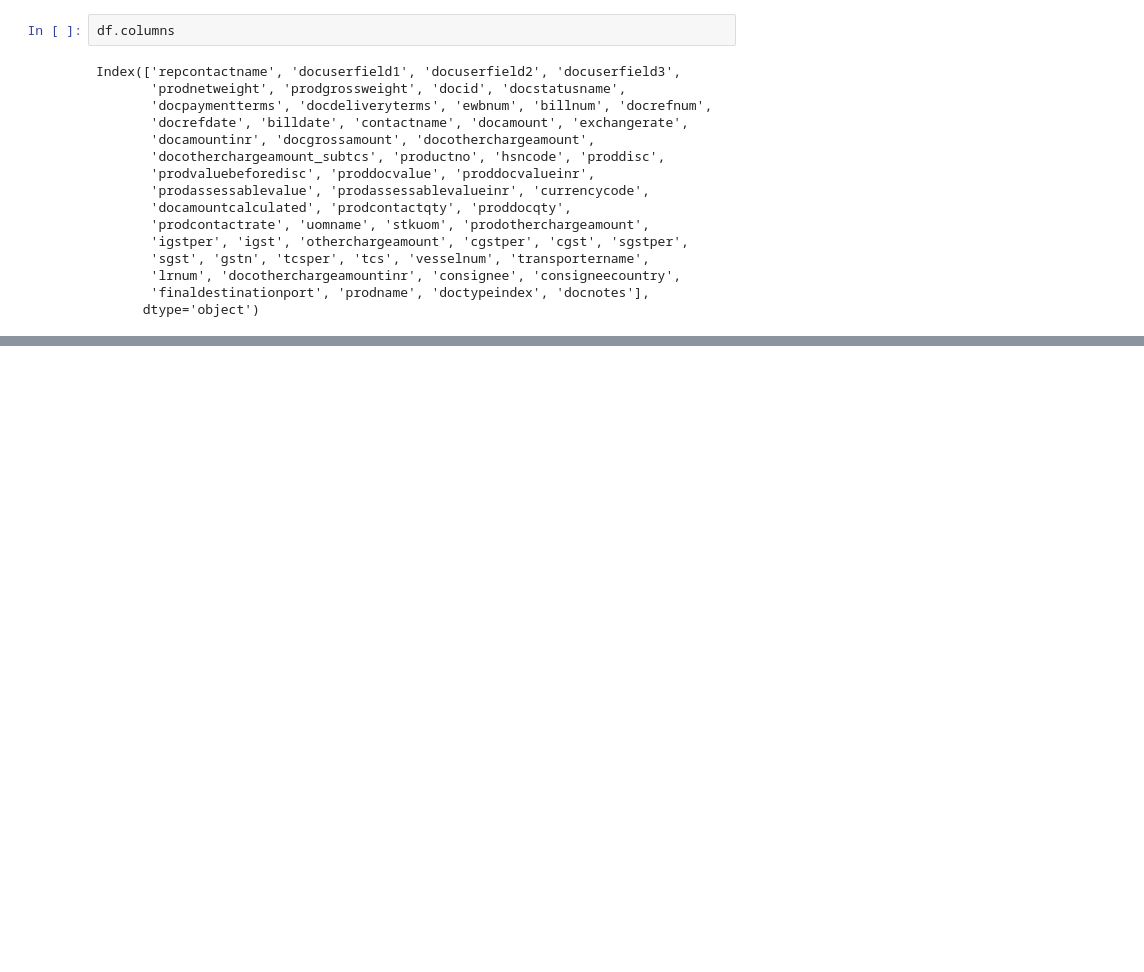
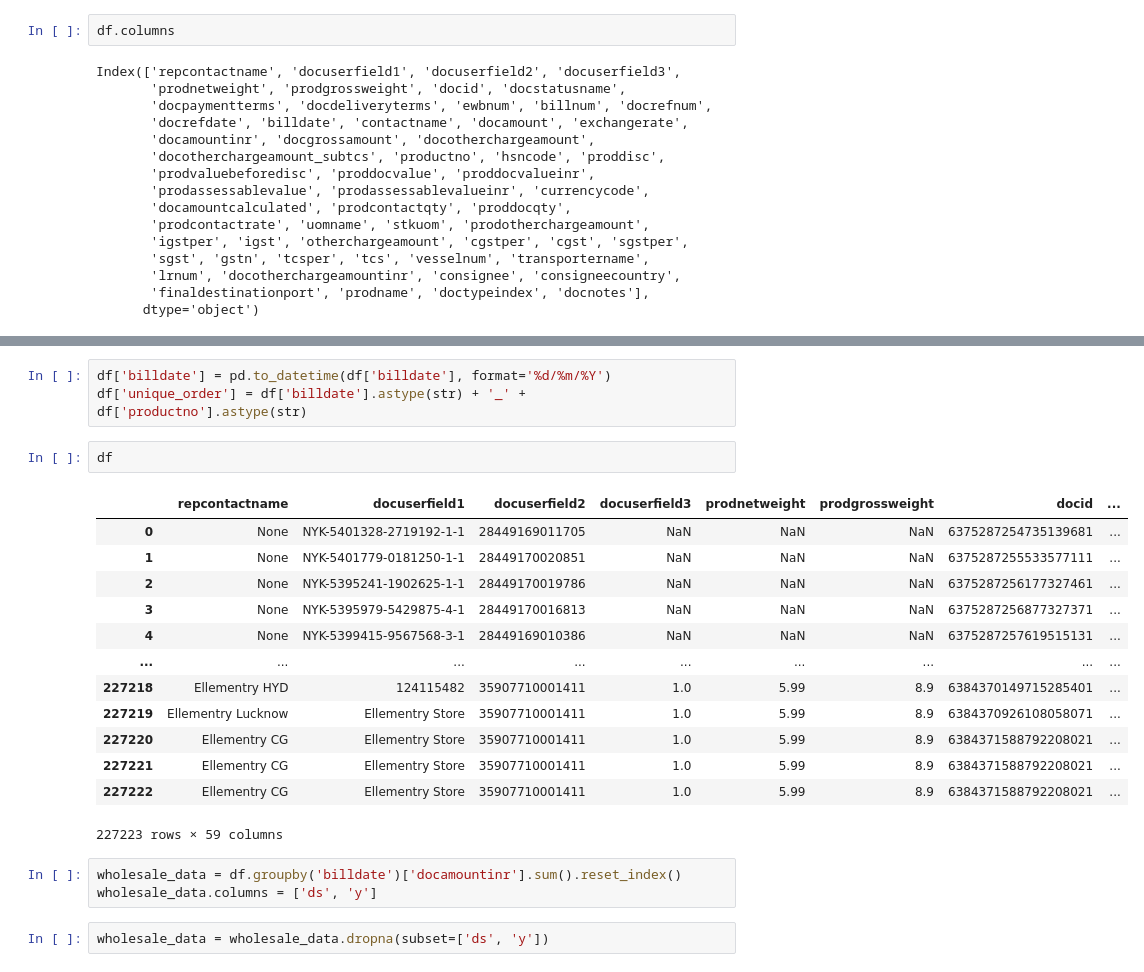
Before and after one commit to Debasish6/ML-Basics, a Jupyter notebook: Sales Prediction/Prophet_Model/Sales_Prediction_Agent_using_Langchain.ipynb, the cells around one changed output, grey strips where cells are left out. Saved outputs shown, nothing was run; the diff lists cells and outputs as text; blank space fills up the shorter version.

```diff
--- a/Sales Prediction/Prophet_Model/Sales_Prediction_Agent_using_Langchain.ipynb
+++ b/Sales Prediction/Prophet_Model/Sales_Prediction_Agent_using_Langchain.ipynb
@@ -54,0 +75,24 @@ Index(['repcontactname', 'docuserfield1', 'docuserfield2', 'docuserfield3',
+# %%
+df['billdate'] = pd.to_datetime(df['billdate'], format='%d/%m/%Y')
+df['unique_order'] = df['billdate'].astype(str) + '_' + df['productno'].astype(str)
+# %%
+df
+# %% [output]
+|  | repcontactname | docuserfield1 | docuserfield2 | docuserfield3 | prodnetweight | prodgrossweight | docid | ... |
+| 0 | None | NYK-5401328-2719192-1-1 | 28449169011705 | NaN | NaN | NaN | 6375287254735139681 | ... |
+| 1 | None | NYK-5401779-0181250-1-1 | 28449170020851 | NaN | NaN | NaN | 6375287255533577111 | ... |
+| 2 | None | NYK-5395241-1902625-1-1 | 28449170019786 | NaN | NaN | NaN | 6375287256177327461 | ... |
+| 3 | None | NYK-5395979-5429875-4-1 | 28449170016813 | NaN | NaN | NaN | 6375287256877327371 | ... |
+| 4 | None | NYK-5399415-9567568-3-1 | 28449169010386 | NaN | NaN | NaN | 6375287257619515131 | ... |
+| ... | ... | ... | ... | ... | ... | ... | ... | ... |
+| 227218 | Ellementry HYD | 124115482 | 35907710001411 | 1.0 | 5.99 | 8.9 | 6384370149715285401 | ... |
+| 227219 | Ellementry Lucknow | Ellementry Store | 35907710001411 | 1.0 | 5.99 | 8.9 | 6384370926108058071 | ... |
+| 227220 | Ellementry CG | Ellementry Store | 35907710001411 | 1.0 | 5.99 | 8.9 | 6384371588792208021 | ... |
+| 227221 | Ellementry CG | Ellementry Store | 35907710001411 | 1.0 | 5.99 | 8.9 | 6384371588792208021 | ... |
+| 227222 | Ellementry CG | Ellementry Store | 35907710001411 | 1.0 | 5.99 | 8.9 | 6384371588792208021 | ... |
+227223 rows × 59 columns
+# %%
+wholesale_data = df.groupby('billdate')['docamountinr'].sum().reset_index()
+wholesale_data.columns = ['ds', 'y']
+# %%
+wholesale_data = wholesale_data.dropna(subset=['ds', 'y'])
```
Also changed, not shown: parts of 25 cells of this notebook.
